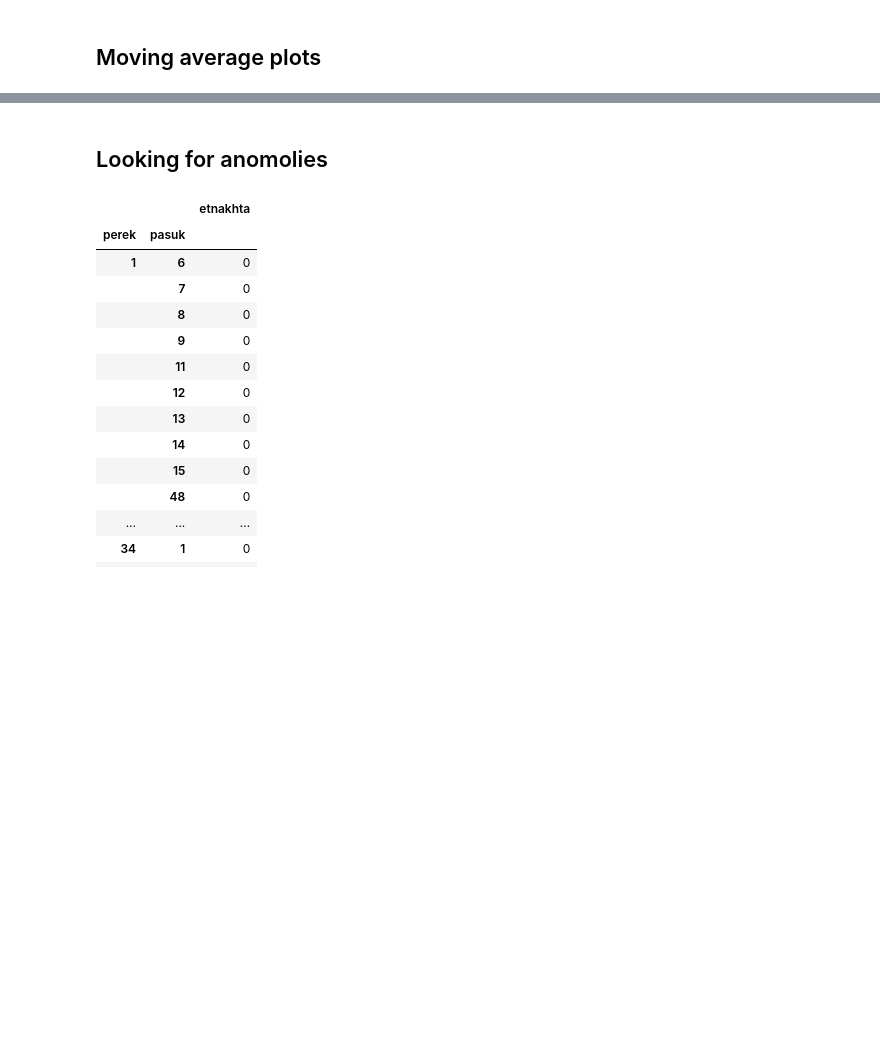
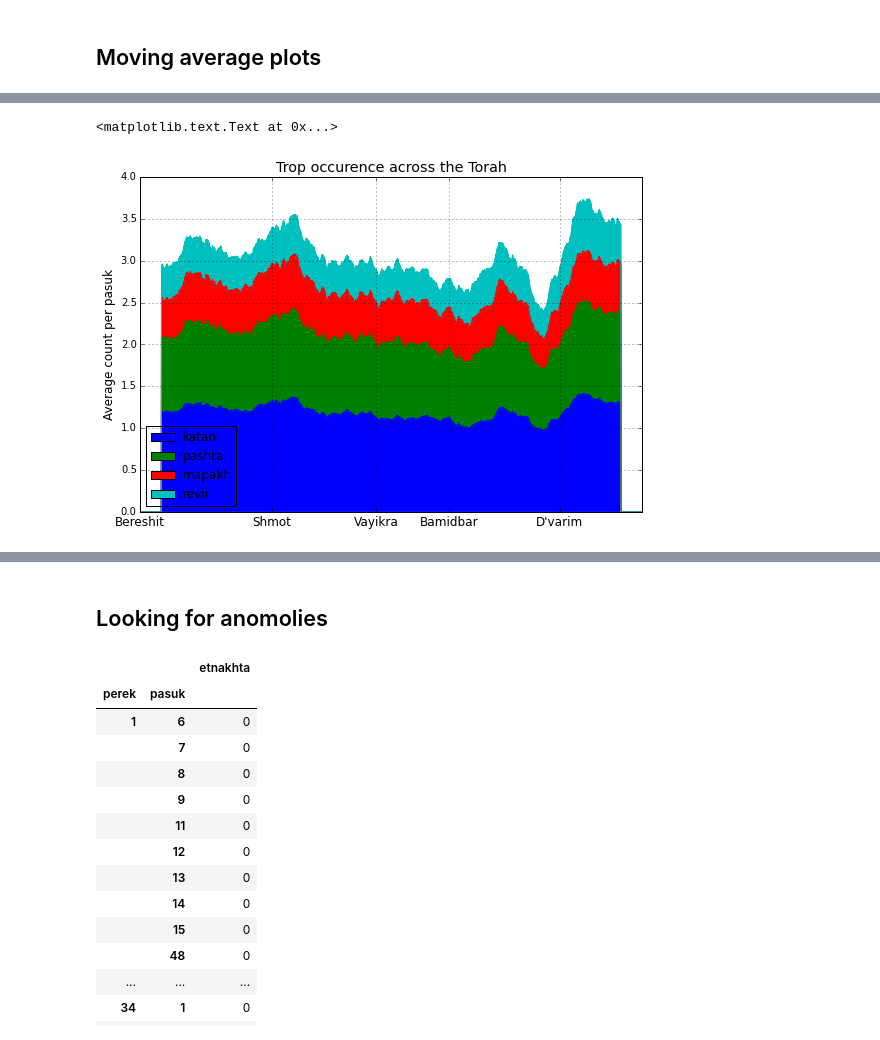
Before and after one commit to Noleli/trop-analysis, a Jupyter notebook: Trop analysis.ipynb, the cells around one changed output, grey strips where cells are left out. Saved outputs shown, nothing was run; the diff lists cells and outputs as text; code cells hidden in the pictures; blank space fills up the shorter version.

```diff
--- a/Trop analysis.ipynb
+++ b/Trop analysis.ipynb
@@ -136,0 +127,15 @@ rolling[['merkhakfula', 'shalshelet']].plot(figsize=(13,8.5), xticks=seferticks)
+# %%
+# trying to make an area plot to see how all these compare to the total number of munakhs.
+
+rolling.plot(y=['katan', 'pashta', 'mapakh', 'revii'], kind='area', figsize=(9,6))
+# plt.hold(True)
+# rolling.plot(y=['munakh'])
+plt.xticks(seferticklocs, seferlabels, fontsize='large')
+plt.title('Trop occurence across the Torah', fontsize='x-large')
+plt.xlabel('')
+plt.ylabel('Average count per pasuk', fontsize='large')
+# plt.legend(['Katan', 'Pashta', 'Mapakh', 'Revi\'i'], loc='upper left', framealpha=0.9)
+# plt.savefig('common_trop.svg', transparent=True)
+# %% [output]
+<matplotlib.text.Text at 0x...>
+[figure, added]
```
Also changed, not shown: parts of 37 cells of this notebook, 3 other files.
